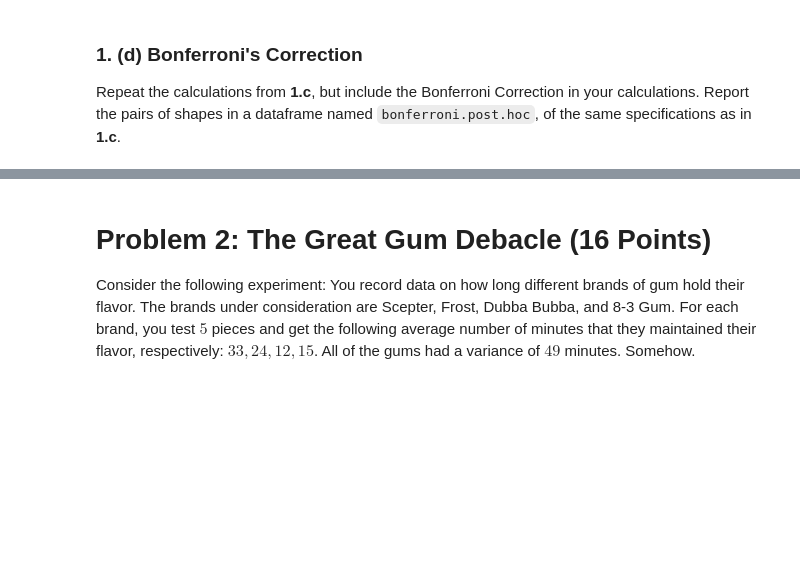
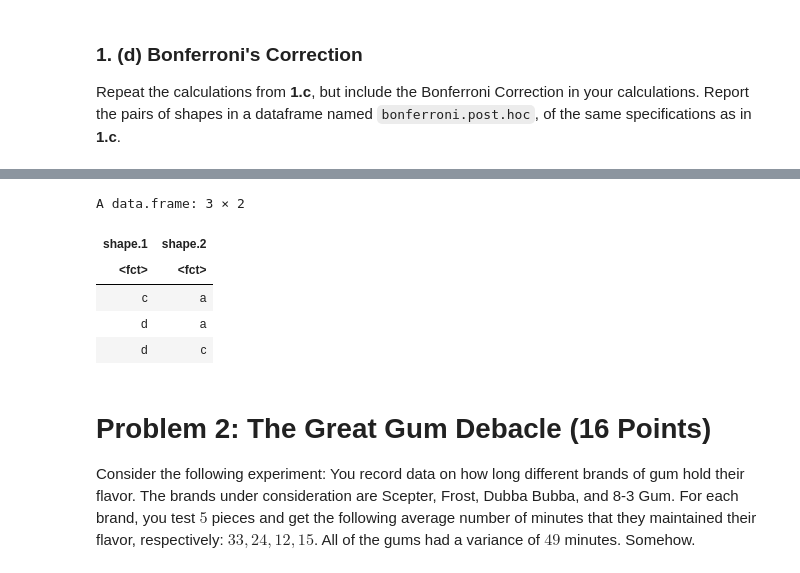
Before and after one commit to dennislamcv1/UniofColStatsModel, a Jupyter notebook: ANOVA and Experimental Design/C2M2-autograded.ipynb, the cells around one changed output, grey strips where cells are left out. Saved outputs shown, nothing was run; the diff lists cells and outputs as text; code cells hidden in the pictures; blank space fills up the shorter version.

```diff
--- a/ANOVA and Experimental Design/C2M2-autograded.ipynb
+++ b/ANOVA and Experimental Design/C2M2-autograded.ipynb
@@ -139,0 +141,4 @@ bonferroni.error
+# %%
+k <- 4
+n_comparisons <- choose(k, 2)
+n_comparisons
@@ -180,16 +198,3 @@ test_that("Check that answer is a dataframe", expect_is(pizza.post.hoc, "data.fr
 ### 1. (d) Bonferroni's Correction
 
 Repeat the calculations from **1.c**, but include the Bonferroni Correction in your calculations. Report the pairs of shapes in a dataframe named `bonferroni.post.hoc`, of the same specifications as in **1.c**.
-# %%
-# Apply Bonferroni correction to the p-values
-tukey_pairs_bonferroni <- tukey_pairs %>%
-  mutate(`p adj bonferroni` = p.adjust(`p adj`, method = "bonferroni"))
-
-# Extract significant pairs with Bonferroni correction
-significant_pairs_bonferroni <- tukey_pairs_bonferroni %>% filter(`p adj bonferroni` >= 0.05)
-
-# Create the dataframe for significant pairs
-bonferroni.post.hoc <- significant_pairs_bonferroni %>%
-  rownames_to_column(var = "comparison") %>%
-  separate(comparison, into = c("shape.1", "shape.2"), sep = "-") %>%
-  select(shape.1, shape.2)
@@ -199,3 +201,36 @@ Warning message:
+# %%
+# Tukey's post-hoc test
+tukey_result <- TukeyHSD(anova_result)
+
+# Extract significant pairs
+tukey_pairs <- as.data.frame(tukey_result$shape)
+tukey_pairs <- tukey_pairs %>%
+  rownames_to_column(var = "comparison") %>%
+  separate(comparison, into = c("shape.1", "shape.2"), sep = "-")
+
+# Number of comparisons
+n_comparisons <- nrow(tukey_pairs)
+
+# Apply Bonferroni correction: divide the significance level by the number of comparisons
+bonferroni_alpha <- 0.05 / n_comparisons
+
+# Filter pairs where the p-value is greater than or equal to the Bonferroni-adjusted alpha
+significant_pairs_bonferroni <- tukey_pairs %>%
+  filter(`p adj` >= bonferroni_alpha)
+
+# Create the final dataframe
+bonferroni.post.hoc <- data.frame(shape.1 = significant_pairs_bonferroni$shape.1,
+                                  shape.2 = significant_pairs_bonferroni$shape.2)
+
+# Display the result
+bonferroni.post.hoc
+# %% [output]
+A data.frame: 3 × 2
+| shape.1 | shape.2 |
+| <fct> | <fct> |
+| c | a |
+| d | a |
+| d | c |
 # %%
 # Test Cell
 # This cell has hidden test cases that will run after submission.
```
Also changed, not shown: parts of 14 cells of this notebook, 8 other files.
